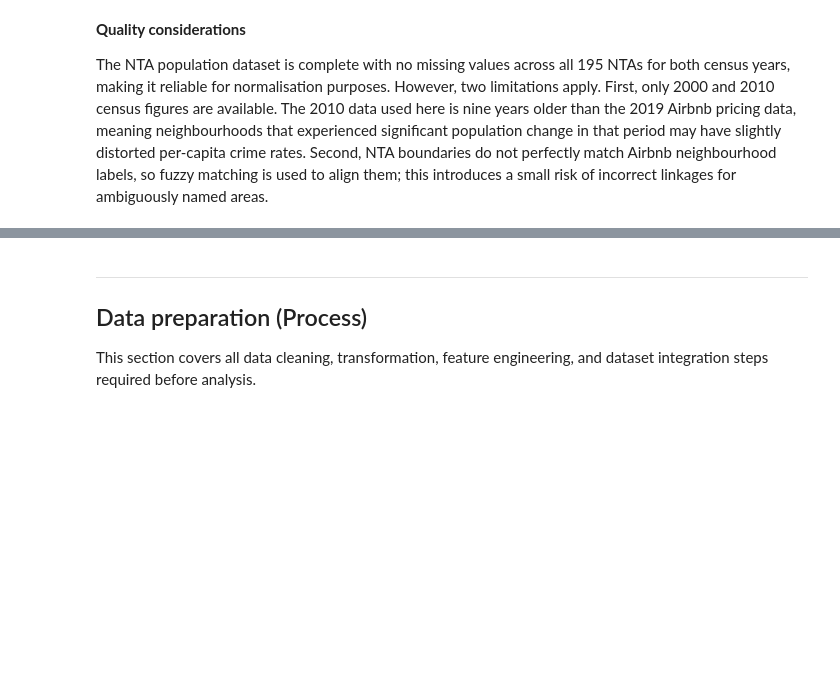
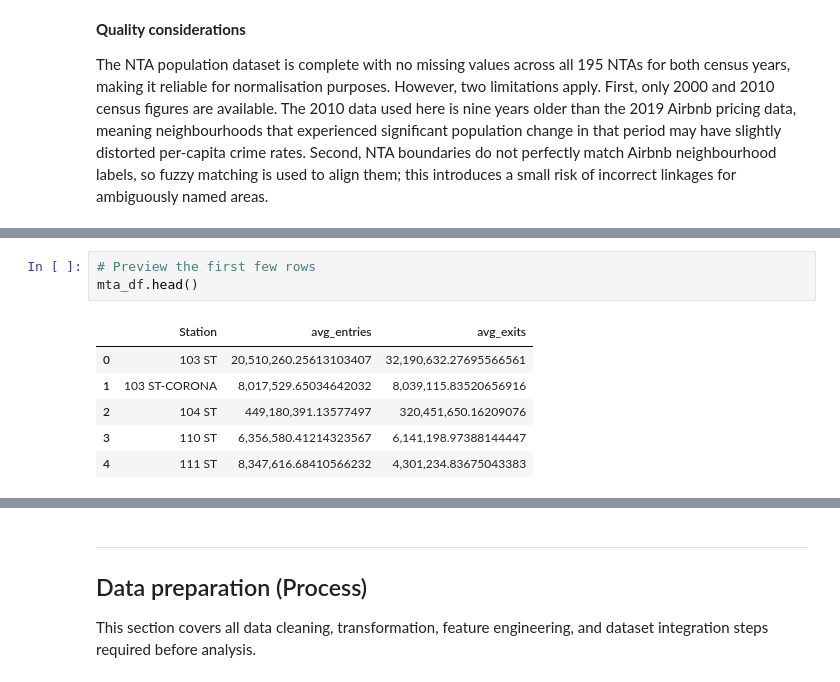
Before and after one commit to nigelyeap/airbnb_nyc, a Jupyter notebook: SC3021 cleaned_ys.ipynb, the cells around one changed output, grey strips where cells are left out. Drawn from its saved outputs; the diff is of its cells as text; blank space fills up the shorter version.

```diff
--- a/SC3021 cleaned_ys.ipynb
+++ b/SC3021 cleaned_ys.ipynb
@@ -597,0 +605,10 @@ The NTA population dataset is complete with no missing values across all 195 NTA
+# %%
+# Preview the first few rows
+mta_df.head()
+# %% [output]
+|  | Station | avg_entries | avg_exits |
+| 0 | 103 ST | 20,510,260.25613103407 | 32,190,632.27695566561 |
+| 1 | 103 ST-CORONA | 8,017,529.65034642032 | 8,039,115.83520656916 |
+| 2 | 104 ST | 449,180,391.13577497 | 320,451,650.16209076 |
+| 3 | 110 ST | 6,356,580.41214323567 | 6,141,198.97388144447 |
+| 4 | 111 ST | 8,347,616.68410566232 | 4,301,234.83675043383 |
```
Also changed, not shown: parts of 9 cells of this notebook, 1 other file.
